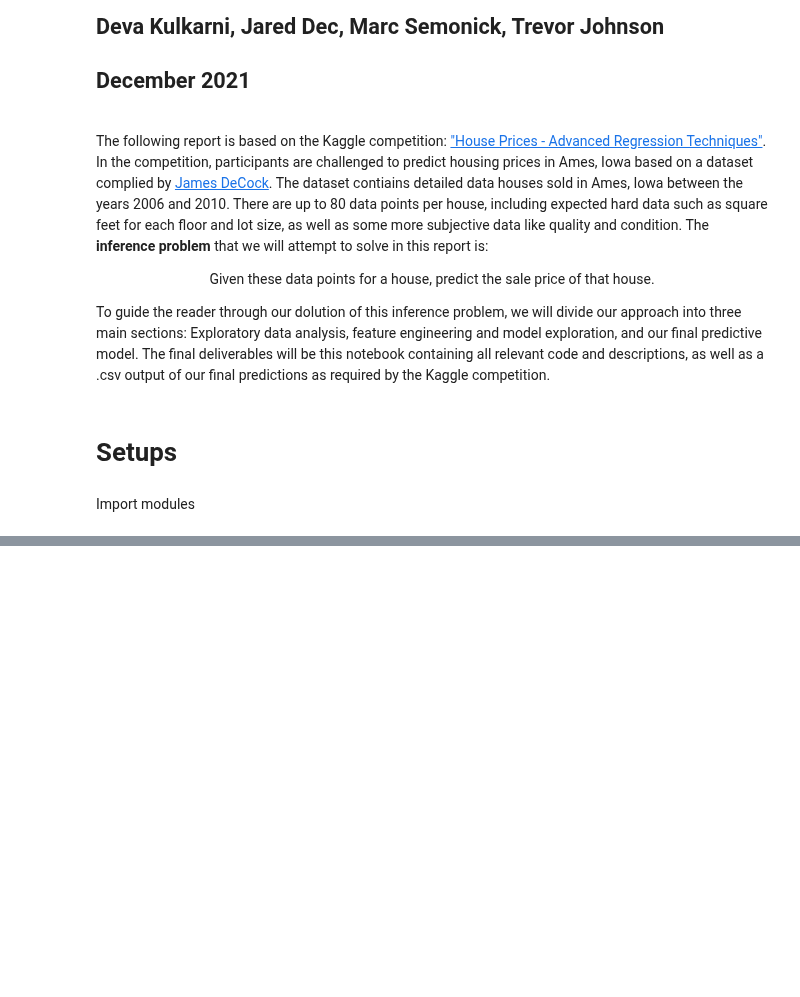
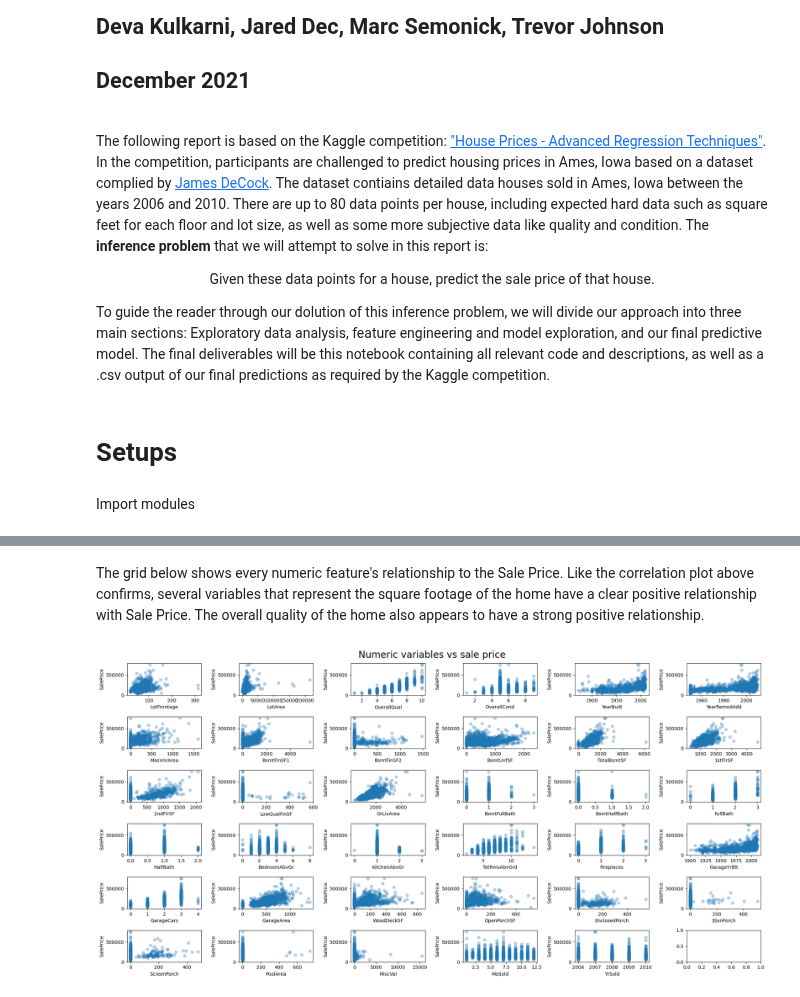
Before and after one commit to trevor-johnson1/w207_finalproject, a Jupyter notebook: final_report/final_report.ipynb, the cells around one changed output, grey strips where cells are left out. Cells and saved outputs as stored; diff of their text form; code cells hidden in the pictures; blank space fills up the shorter version.

```diff
--- a/final_report/final_report.ipynb
+++ b/final_report/final_report.ipynb
@@ -57,0 +148,33 @@ sample = pd.read_csv("../../housing_data/sample_submission.csv")
+# %% [markdown]
+The grid below shows every numeric feature's relationship to the Sale Price. Like the correlation plot above confirms, several variables that represent the square footage of the home have a clear positive relationship with Sale Price. The overall quality of the home also appears to have a strong positive relationship.
+# %%
+# create dataset for plotting
+plot_df = train.drop(columns = ["PoolQC", "MiscFeature", "Id"])
+plot_df['MSSubClass'] = plot_df['MSSubClass'].astype('object')
+
+# scatter plots of all num vars w/ response var
+num_vars = plot_df.select_dtypes(include=['float', 'int'])
+
+# plot in 6x6 grid to plot the 36 num vars against SalePrice
+num_rows = 6
+num_cols = 6
+plt.style.use('default')
+fig, ax = plt.subplots(num_rows, num_cols, figsize = (20, 10))
+
+col_i = 0
+for i in range(num_rows):
+    for j in range(num_cols):
+        if (num_vars.columns[col_i] == "SalePrice"):
+            pass
+        else:
+            ax[i][j].scatter(num_vars.iloc[:, col_i], num_vars['SalePrice'], alpha = .3)
+            ax[i][j].set_xlabel(num_vars.columns[col_i])
+            ax[i][j].set_ylabel("SalePrice")
+
+            col_i += 1
+
+fig.suptitle("Numeric variables vs sale price".format(col_i), size=20)
+fig.tight_layout()
+print("")
+# %% [output]
+[figure, added]
```
Also changed, not shown: parts of 12 cells of this notebook.
